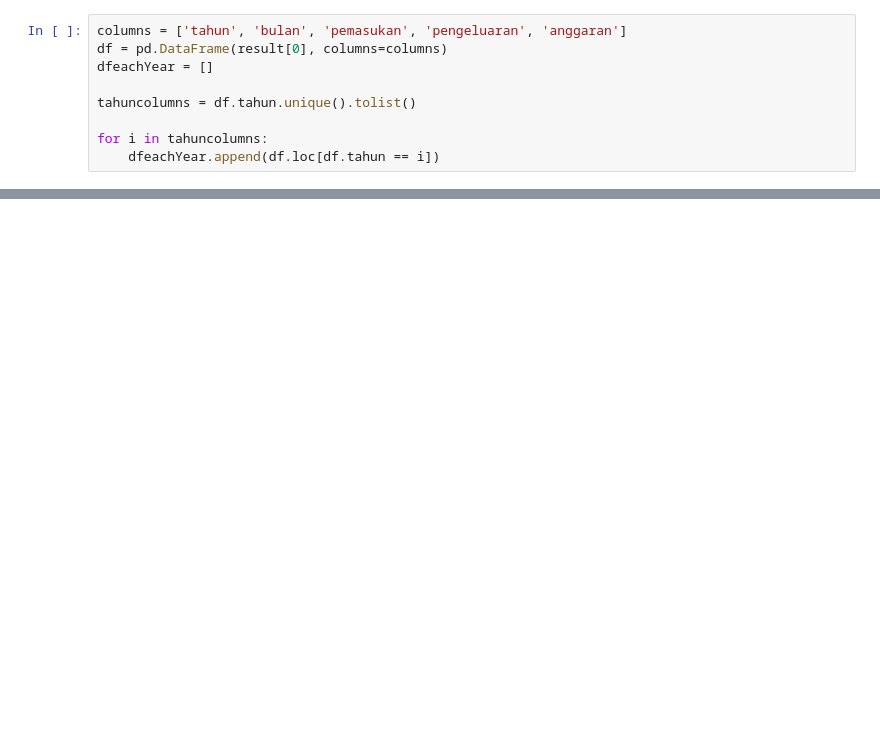
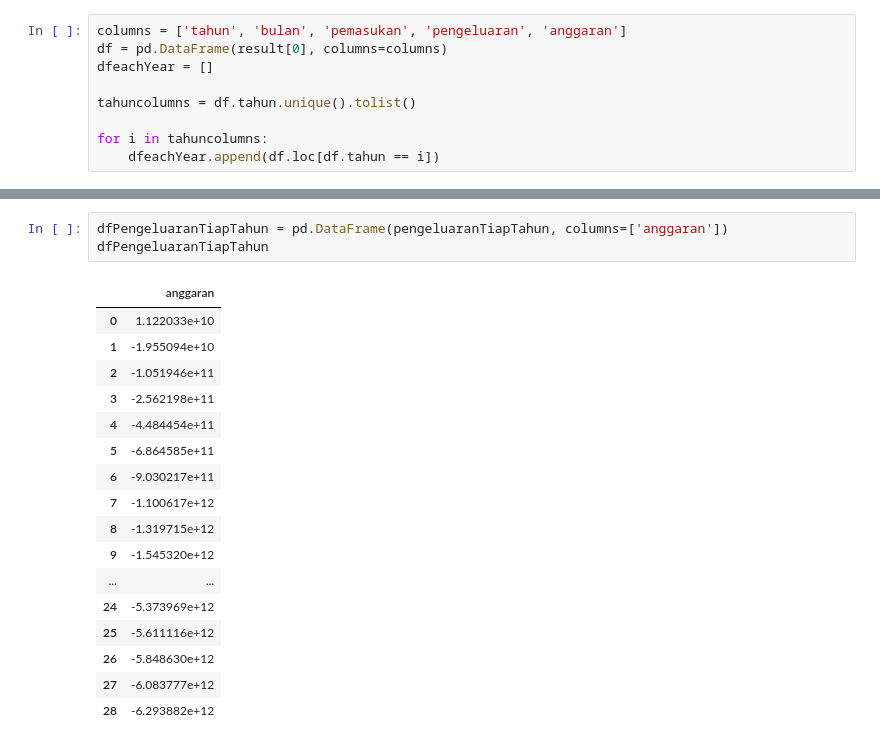
Before and after one commit to IvanSholana/ITTelkomSurabayModellingPDS, a Jupyter notebook: ITTSModel3.ipynb, the cells around one changed output, grey strips where cells are left out. Drawn from its saved outputs; the diff is of its cells as text; blank space fills up the shorter version.

```diff
--- a/ITTSModel3.ipynb
+++ b/ITTSModel3.ipynb
@@ -318,0 +371,21 @@ lihat_kelas()
+# %%
+dfPengeluaranTiapTahun = pd.DataFrame(pengeluaranTiapTahun, columns=['anggaran'])
+dfPengeluaranTiapTahun
+# %% [output]
+|  | anggaran |
+| 0 | 1.122033e+10 |
+| 1 | -1.955094e+10 |
+| 2 | -1.051946e+11 |
+| 3 | -2.562198e+11 |
+| 4 | -4.484454e+11 |
+| 5 | -6.864585e+11 |
+| 6 | -9.030217e+11 |
+| 7 | -1.100617e+12 |
+| 8 | -1.319715e+12 |
+| 9 | -1.545320e+12 |
+| ... | ... |
+| 24 | -5.373969e+12 |
+| 25 | -5.611116e+12 |
+| 26 | -5.848630e+12 |
+| 27 | -6.083777e+12 |
+| 28 | -6.293882e+12 |
```
Also changed, not shown: parts of 21 cells of this notebook, 1 other file.
